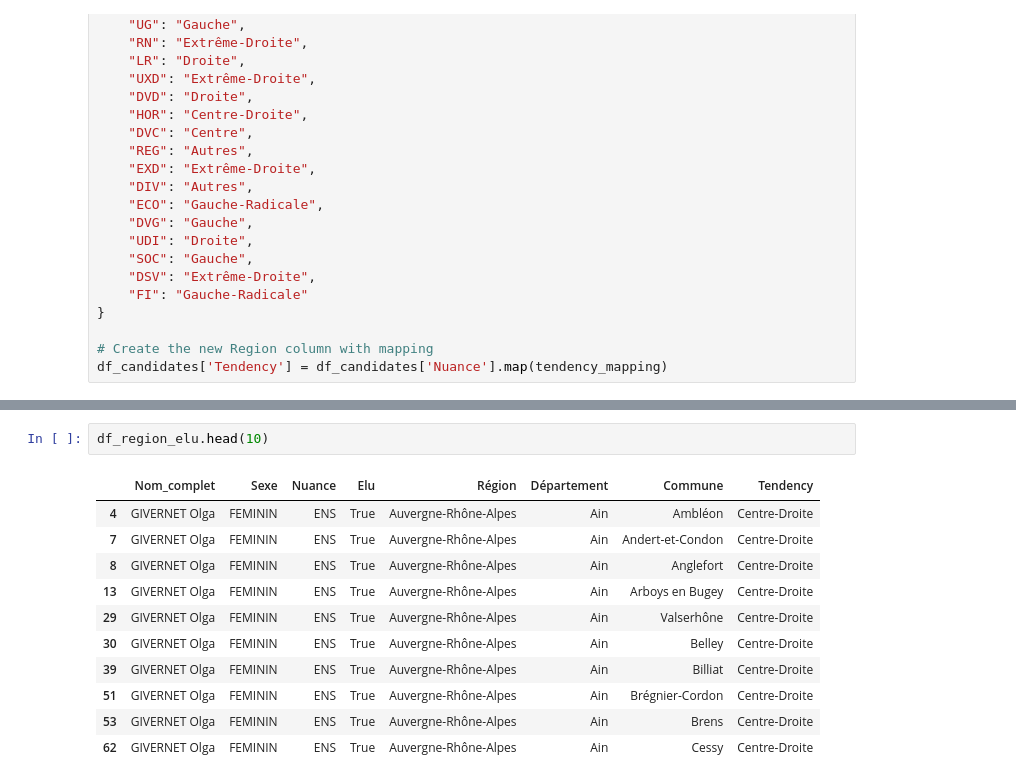
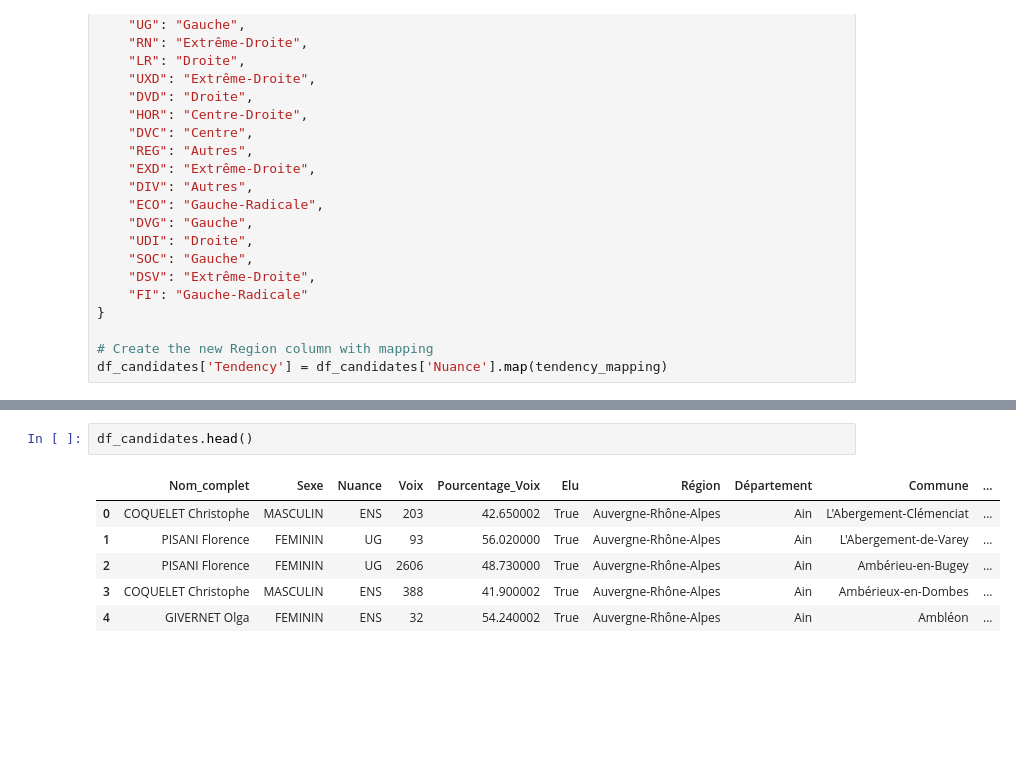
Before and after one commit to RonanRibouletPython/Election_Analysis_App, a Jupyter notebook: Notebooks/Clean_EDA.ipynb, the cells around one changed output, grey strips where cells are left out. Drawn from its saved outputs; the diff is of its cells as text; blank space fills up the shorter version.

```diff
--- a/Notebooks/Clean_EDA.ipynb
+++ b/Notebooks/Clean_EDA.ipynb
@@ -305,14 +285,9 @@ Name: count, dtype: int64
-# %%
-df_region_elu.head(10)
-# %% [output]
-|  | Nom_complet | Sexe | Nuance | Elu | Région | Département | Commune | Tendency |
-| 4 | GIVERNET Olga | FEMININ | ENS | True | Auvergne-Rhône-Alpes | Ain | Ambléon | Centre-Droite |
-| 7 | GIVERNET Olga | FEMININ | ENS | True | Auvergne-Rhône-Alpes | Ain | Andert-et-Condon | Centre-Droite |
-| 8 | GIVERNET Olga | FEMININ | ENS | True | Auvergne-Rhône-Alpes | Ain | Anglefort | Centre-Droite |
-| 13 | GIVERNET Olga | FEMININ | ENS | True | Auvergne-Rhône-Alpes | Ain | Arboys en Bugey | Centre-Droite |
-| 29 | GIVERNET Olga | FEMININ | ENS | True | Auvergne-Rhône-Alpes | Ain | Valserhône | Centre-Droite |
-| 30 | GIVERNET Olga | FEMININ | ENS | True | Auvergne-Rhône-Alpes | Ain | Belley | Centre-Droite |
-| 39 | GIVERNET Olga | FEMININ | ENS | True | Auvergne-Rhône-Alpes | Ain | Billiat | Centre-Droite |
-| 51 | GIVERNET Olga | FEMININ | ENS | True | Auvergne-Rhône-Alpes | Ain | Brégnier-Cordon | Centre-Droite |
-| 53 | GIVERNET Olga | FEMININ | ENS | True | Auvergne-Rhône-Alpes | Ain | Brens | Centre-Droite |
-| 62 | GIVERNET Olga | FEMININ | ENS | True | Auvergne-Rhône-Alpes | Ain | Cessy | Centre-Droite |
+# %%
+df_candidates.head()
+# %% [output]
+|  | Nom_complet | Sexe | Nuance | Voix | Pourcentage_Voix | Elu | Région | Département | Commune | ... |
+| 0 | COQUELET Christophe | MASCULIN | ENS | 203 | 42.650002 | True | Auvergne-Rhône-Alpes | Ain | L'Abergement-Clémenciat | ... |
+| 1 | PISANI Florence | FEMININ | UG | 93 | 56.020000 | True | Auvergne-Rhône-Alpes | Ain | L'Abergement-de-Varey | ... |
+| 2 | PISANI Florence | FEMININ | UG | 2606 | 48.730000 | True | Auvergne-Rhône-Alpes | Ain | Ambérieu-en-Bugey | ... |
+| 3 | COQUELET Christophe | MASCULIN | ENS | 388 | 41.900002 | True | Auvergne-Rhône-Alpes | Ain | Ambérieux-en-Dombes | ... |
+| 4 | GIVERNET Olga | FEMININ | ENS | 32 | 54.240002 | True | Auvergne-Rhône-Alpes | Ain | Ambléon | ... |
```
Also changed, not shown: parts of 12 cells of this notebook, 2 other files.
